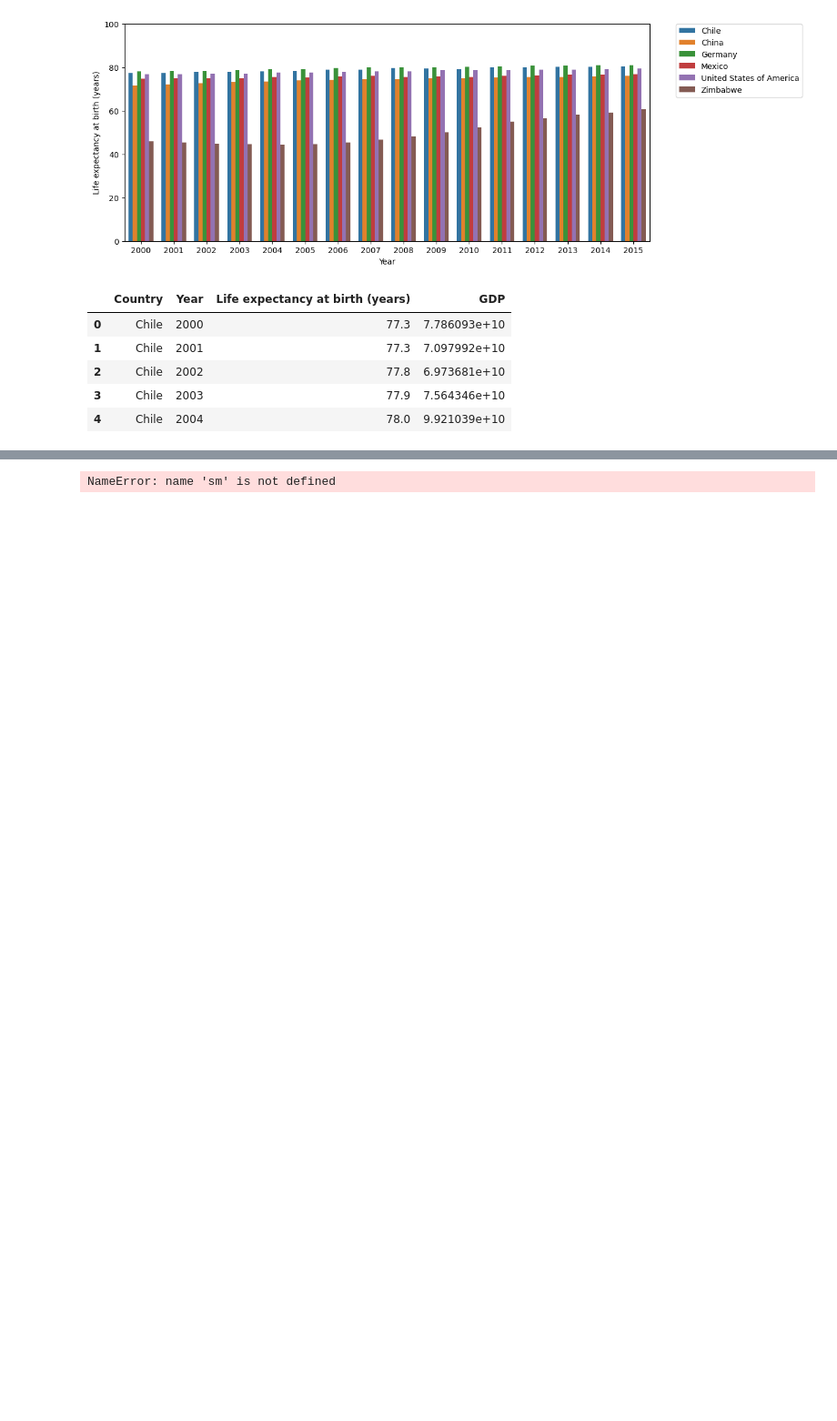
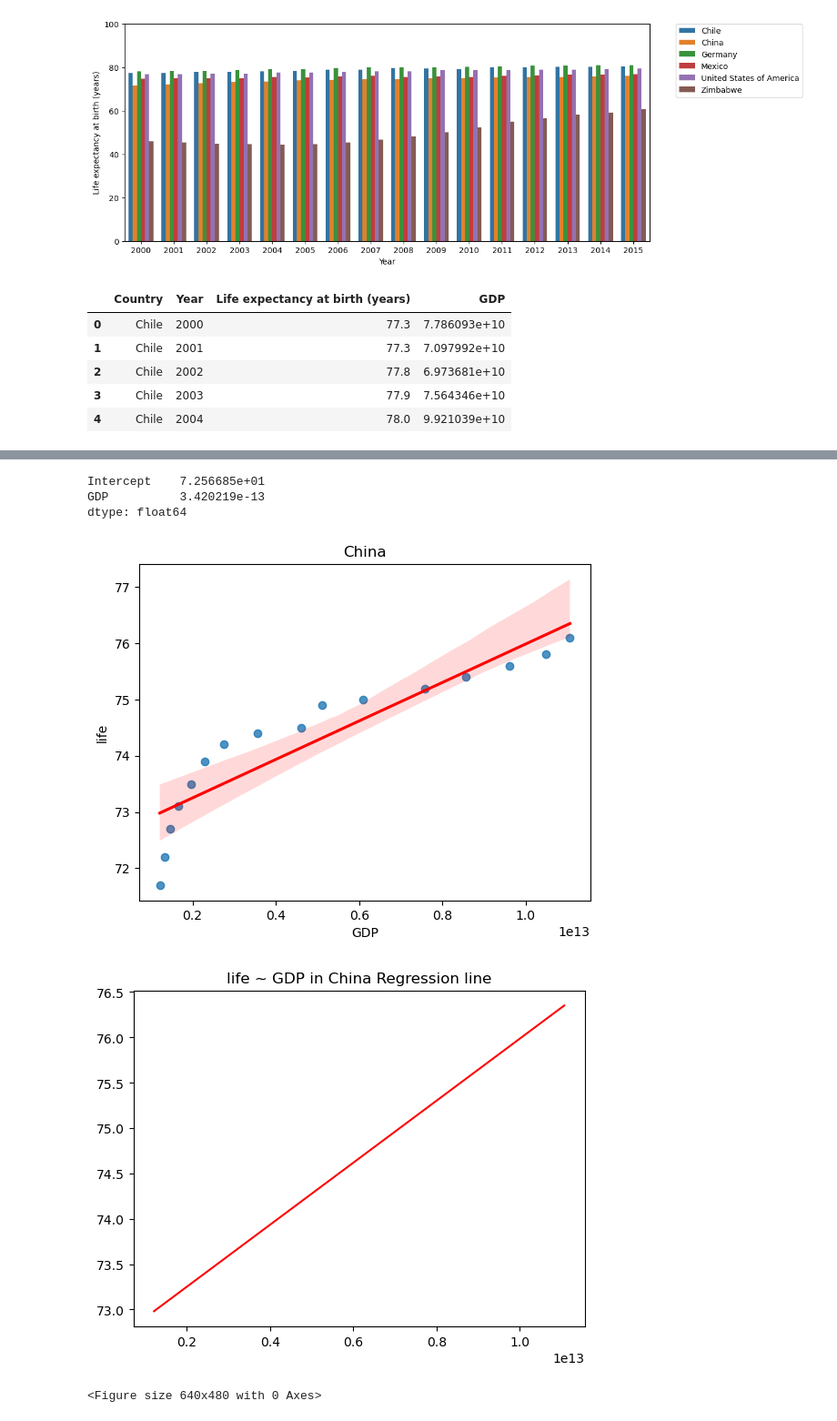
Before and after one commit to Pouria-Zarrin/GDP, a Jupyter notebook: life_expectancy_gdp.ipynb, the cells around one changed output, grey strips where cells are left out. Shown at 91% size. Drawn from its saved outputs; the diff is of its cells as text; code cells hidden in the pictures; blank space fills up the shorter version.

```diff
--- a/life_expectancy_gdp.ipynb
+++ b/life_expectancy_gdp.ipynb
@@ -131,31 +121,36 @@ plt.clf()
 # %%
 # Create the model here:
 
-model = sm.OLS.from_formula('life ~ GDP', data = df[df['Country'] == 'Chile'])
+model = sm.OLS.from_formula('life ~ GDP', data = df[df['Country'] == 'China'])
 
 # Fit the model here:
 
 results = model.fit()
 
 # Print the coefficients here:
 
 print (results.params)
 
 # Define the regression line
-x_values = np.linspace(df[df['Country'] == 'Chile']['GDP'].min(), df[df['Country'] == 'Chile']['GDP'].max(), 100)
+x_values = np.linspace(df[df['Country'] == 'China']['GDP'].min(), df[df['Country'] == 'China']['GDP'].max(), 100)
 y_values = results.params[0] + results.params[1] * x_values
 
 # Plot the regression line using Matplotlib
 
-sns.regplot(y = 'life' , x = 'GDP' , data = df[df['Country'] == 'Chile'] , line_kws={'color': 'red'})
-plt.title('Chile')
+sns.regplot(y = 'life' , x = 'GDP' , data = df[df['Country'] == 'China'] , line_kws={'color': 'red'})
+plt.title('China')
 plt.show()
 plt.clf()
 
 
 plt.plot(x_values, y_values, color='red', label='Regression line')
-plt.title('life ~ GDP in Chile Regression line')
+plt.title('life ~ GDP in China Regression line')
 plt.show()
 plt.clf()
 # %% [output]
-NameError: name 'sm' is not defined
+Intercept    7.256685e+01
+GDP          3.420219e-13
+dtype: float64
+[figure, added]
+[figure, added]
+<Figure size 640x480 with 0 Axes>
```
Also changed, not shown: parts of 5 cells of this notebook.
